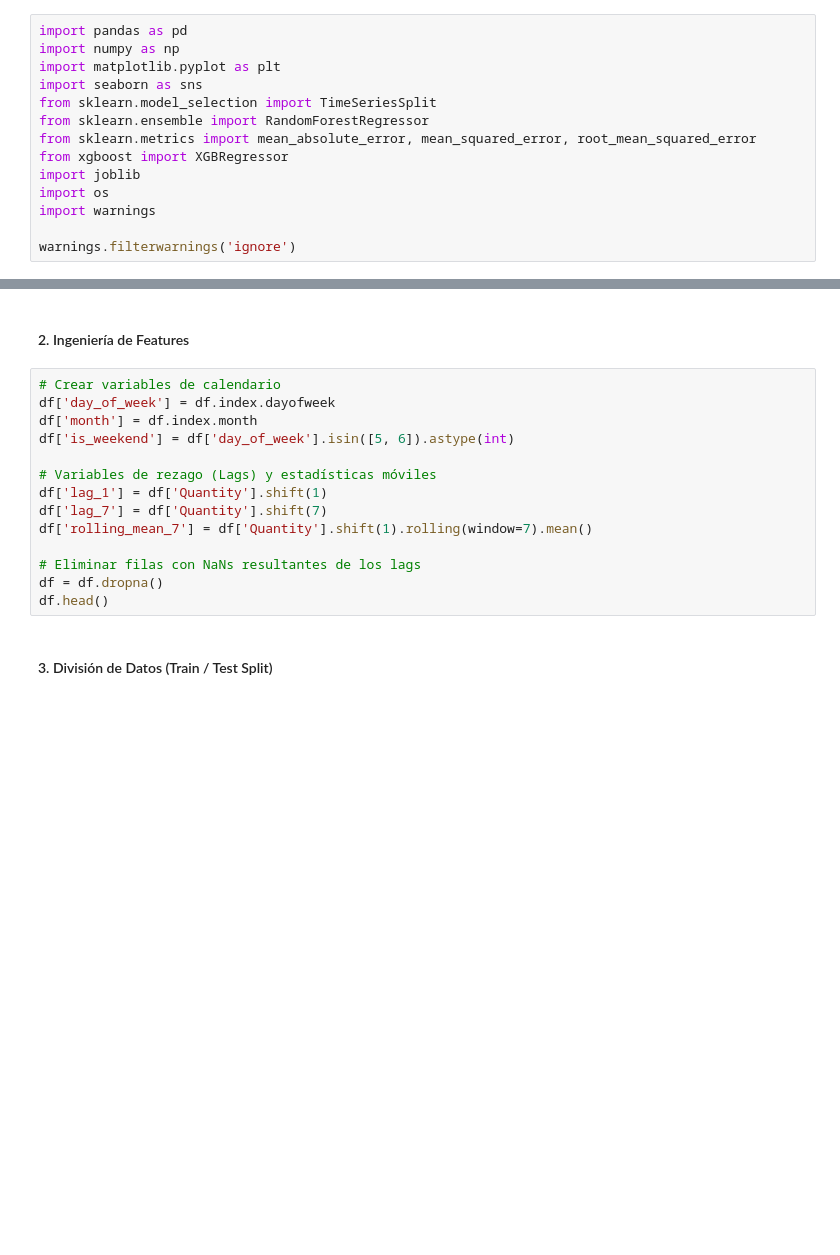
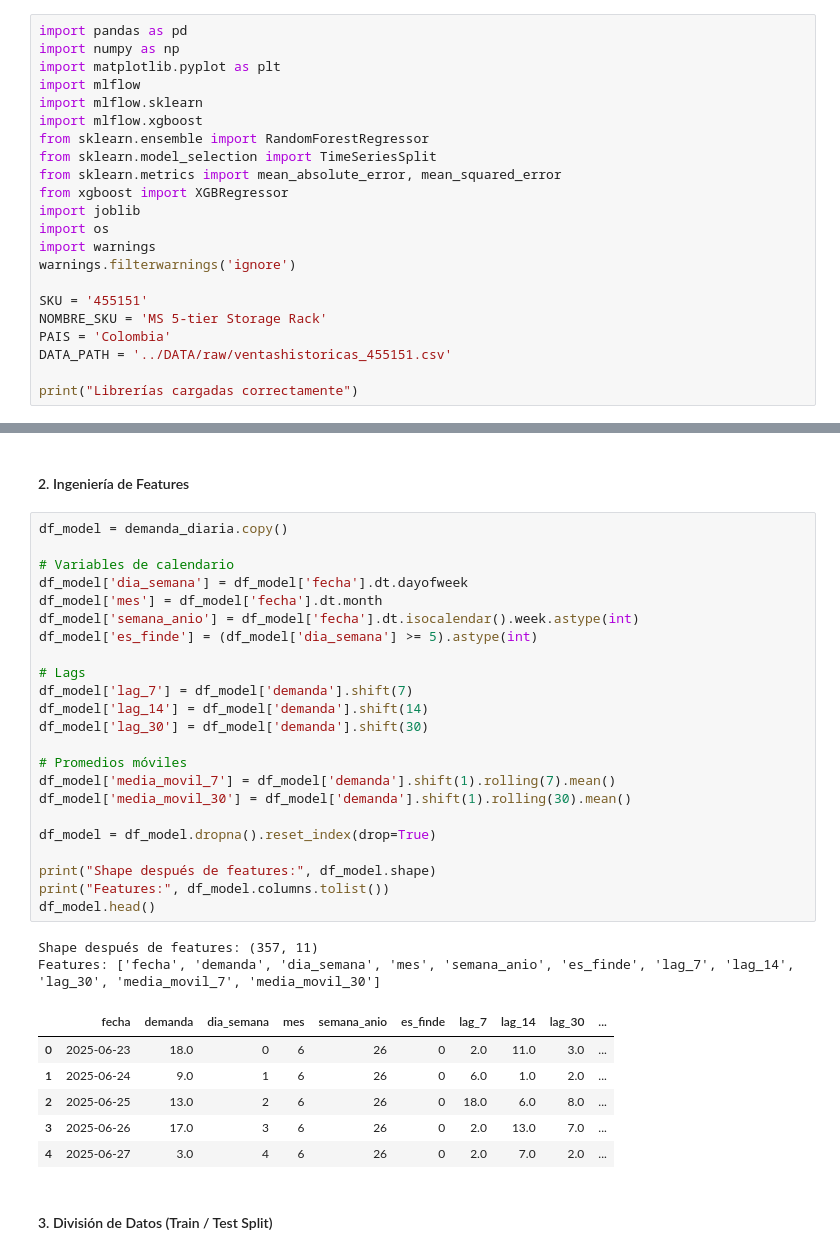
Before and after one commit to snrodriguezuniandes/Proyecto-DespliegueDeSolucionesAnaliticas, a Jupyter notebook: notebooks/modelo_SKU_455151.ipynb, the cells around one changed output, grey strips where cells are left out. Saved outputs shown, nothing was run; the diff lists cells and outputs as text; blank space fills up the shorter version.

```diff
--- a/notebooks/modelo_SKU_455151.ipynb
+++ b/notebooks/modelo_SKU_455151.ipynb
@@ -4,14 +9,22 @@
 import pandas as pd
 import numpy as np
 import matplotlib.pyplot as plt
-import seaborn as sns
+import mlflow
+import mlflow.sklearn
+import mlflow.xgboost
+from sklearn.ensemble import RandomForestRegressor
 from sklearn.model_selection import TimeSeriesSplit
-from sklearn.ensemble import RandomForestRegressor
-from sklearn.metrics import mean_absolute_error, mean_squared_error, root_mean_squared_error
+from sklearn.metrics import mean_absolute_error, mean_squared_error
 from xgboost import XGBRegressor
 import joblib
 import os
 import warnings
+warnings.filterwarnings('ignore')
 
-warnings.filterwarnings('ignore')
+SKU = '455151'
+NOMBRE_SKU = 'MS 5-tier Storage Rack'
+PAIS = 'Colombia'
+DATA_PATH = '../DATA/raw/ventashistoricas_455151.csv'
+
+print("Librerías cargadas correctamente")
 # %% [output]
@@ -34,19 +89,37 @@ df.head()
 # %% [markdown]
 #### 2. Ingeniería de Features
 # %%
-# Crear variables de calendario
-df['day_of_week'] = df.index.dayofweek
-df['month'] = df.index.month
-df['is_weekend'] = df['day_of_week'].isin([5, 6]).astype(int)
+df_model = demanda_diaria.copy()
 
-# Variables de rezago (Lags) y estadísticas móviles
-df['lag_1'] = df['Quantity'].shift(1)
-df['lag_7'] = df['Quantity'].shift(7)
-df['rolling_mean_7'] = df['Quantity'].shift(1).rolling(window=7).mean()
+# Variables de calendario
+df_model['dia_semana'] = df_model['fecha'].dt.dayofweek
+df_model['mes'] = df_model['fecha'].dt.month
+df_model['semana_anio'] = df_model['fecha'].dt.isocalendar().week.astype(int)
+df_model['es_finde'] = (df_model['dia_semana'] >= 5).astype(int)
 
-# Eliminar filas con NaNs resultantes de los lags
-df = df.dropna()
-df.head()
+# Lags
+df_model['lag_7'] = df_model['demanda'].shift(7)
+df_model['lag_14'] = df_model['demanda'].shift(14)
+df_model['lag_30'] = df_model['demanda'].shift(30)
+
+# Promedios móviles
+df_model['media_movil_7'] = df_model['demanda'].shift(1).rolling(7).mean()
+df_model['media_movil_30'] = df_model['demanda'].shift(1).rolling(30).mean()
+
+df_model = df_model.dropna().reset_index(drop=True)
+
+print("Shape después de features:", df_model.shape)
+print("Features:", df_model.columns.tolist())
+df_model.head()
+# %% [output]
+Shape después de features: (357, 11)
+Features: ['fecha', 'demanda', 'dia_semana', 'mes', 'semana_anio', 'es_finde', 'lag_7', 'lag_14', 'lag_30', 'media_movil_7', 'media_movil_30']
+|  | fecha | demanda | dia_semana | mes | semana_anio | es_finde | lag_7 | lag_14 | lag_30 | ... |
+| 0 | 2025-06-23 | 18.0 | 0 | 6 | 26 | 0 | 2.0 | 11.0 | 3.0 | ... |
+| 1 | 2025-06-24 | 9.0 | 1 | 6 | 26 | 0 | 6.0 | 1.0 | 2.0 | ... |
+| 2 | 2025-06-25 | 13.0 | 2 | 6 | 26 | 0 | 18.0 | 6.0 | 8.0 | ... |
+| 3 | 2025-06-26 | 17.0 | 3 | 6 | 26 | 0 | 2.0 | 13.0 | 7.0 | ... |
+| 4 | 2025-06-27 | 3.0 | 4 | 6 | 26 | 0 | 2.0 | 7.0 | 2.0 | ... |
 # %% [markdown]
 #### 3. División de Datos (Train / Test Split)
 # %%
```
Also changed, not shown: parts of 17 cells of this notebook.
